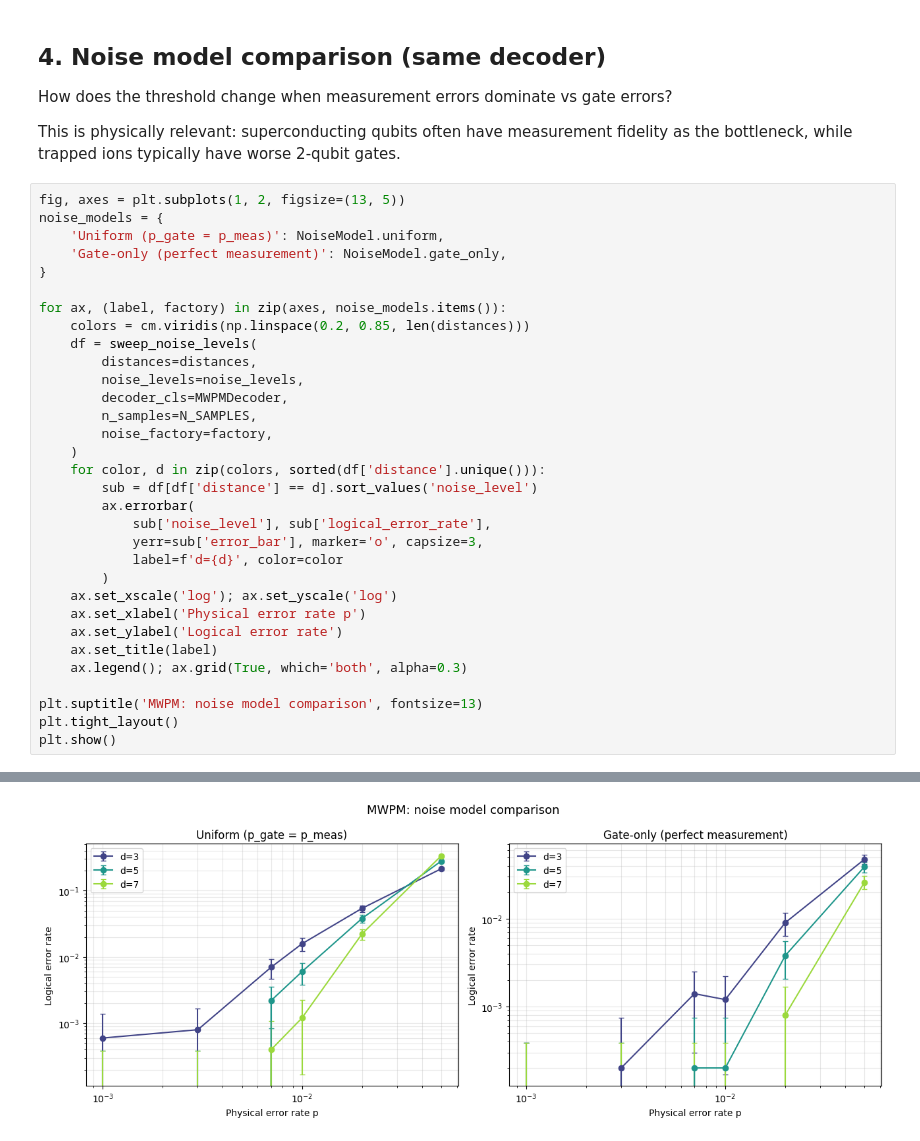
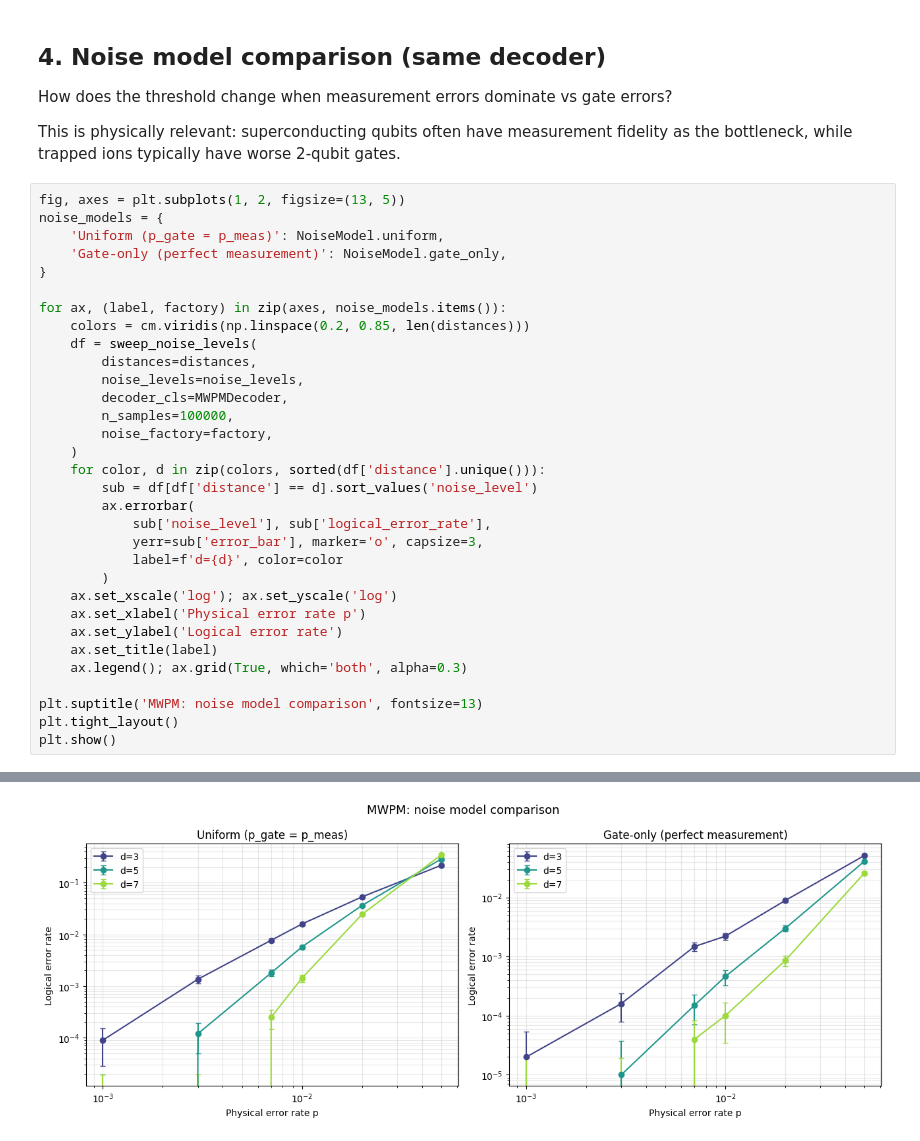
Before and after one commit to qvazarius648/surface-code-decoders, a Jupyter notebook: 01_pipeline_demo.ipynb, the cells around one changed output, grey strips where cells are left out. Drawn from its saved outputs; the diff is of its cells as text.

```diff
--- a/01_pipeline_demo.ipynb
+++ b/01_pipeline_demo.ipynb
@@ -239,7 +223,7 @@ for ax, (label, factory) in zip(axes, noise_models.items()):
         distances=distances,
         noise_levels=noise_levels,
         decoder_cls=MWPMDecoder,
-        n_samples=N_SAMPLES,
+        n_samples=100000,
         noise_factory=factory,
     )
     for color, d in zip(colors, sorted(df['distance'].unique())):
@@ -279,2 +263,2 @@ plt.show()
-[figure, old version]
+[figure, new version]
 # %%
```
Also changed, not shown: parts of 10 cells of this notebook.
